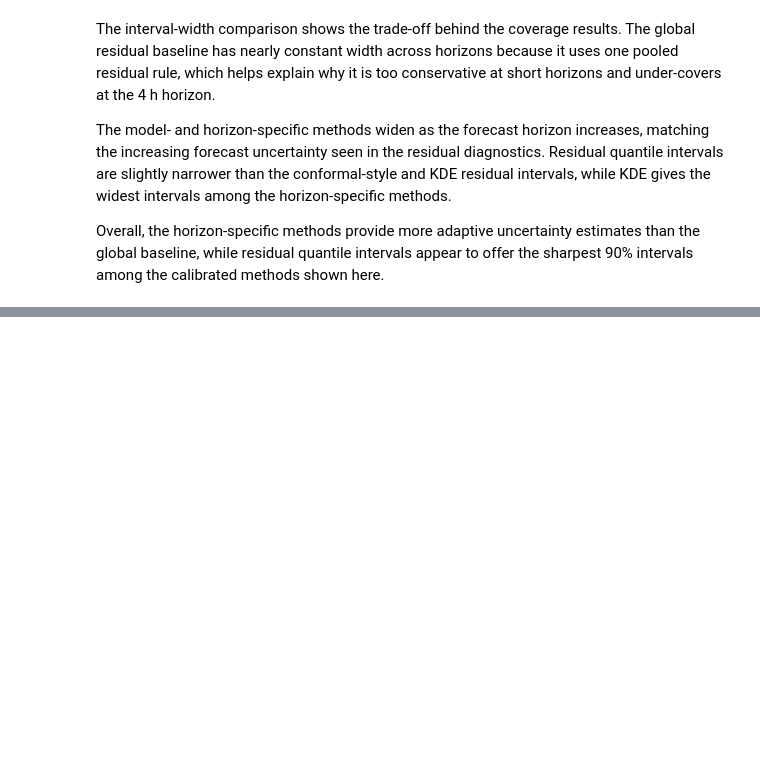
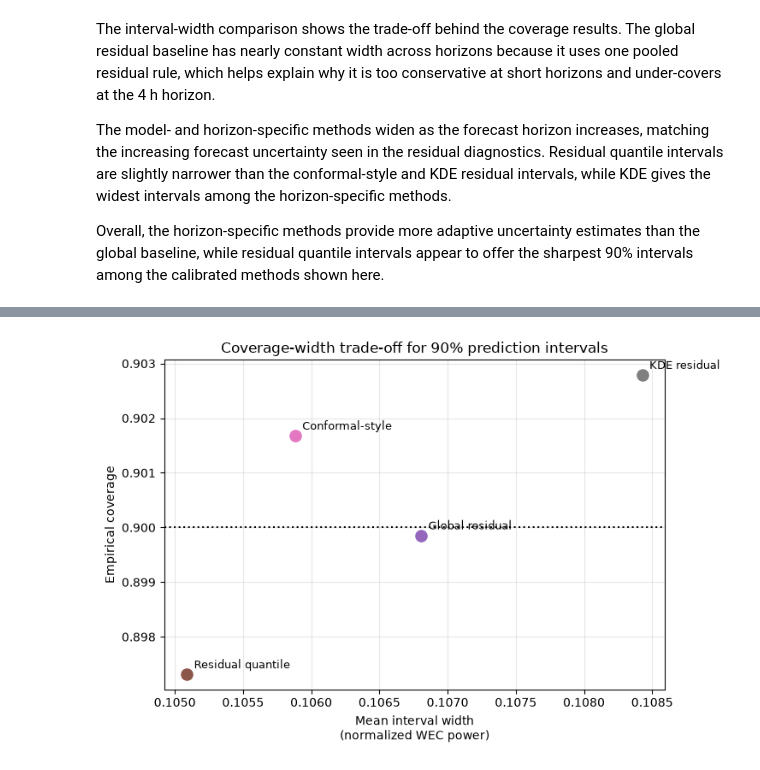
Before and after one commit to ChouaibB/wave-energy-forecasting-storage-ml, a Jupyter notebook: notebooks/04_prediction_intervals_uncertainty.ipynb, the cells around one changed output, grey strips where cells are left out. Saved outputs shown, nothing was run; the diff lists cells and outputs as text; code cells hidden in the pictures; blank space fills up the shorter version.

Commit message:
trade-off of the two PI metrics and best performing PI methods

```diff
--- a/notebooks/04_prediction_intervals_uncertainty.ipynb
+++ b/notebooks/04_prediction_intervals_uncertainty.ipynb
@@ -1063,0 +1070,69 @@ Overall, the horizon-specific methods provide more adaptive uncertainty estimate
+# %%
+tradeoff_df = interval_metrics_summary.query(
+    "interval_level == @MAIN_INTERVAL_LEVEL and model in @PRIMARY_MODELS"
+).copy()
+
+tradeoff_plot_df = (
+    tradeoff_df
+    .groupby(["interval_method"], observed=True)
+    .agg(
+        mean_coverage=("mean_coverage", "mean"),
+        mean_width_norm=("mean_width_norm", "mean"),
+        mean_interval_score_norm=("mean_interval_score_norm", "mean"),
+    )
+    .reset_index()
+)
+
+tradeoff_plot_df["interval_method_label"] = tradeoff_plot_df["interval_method"].map(
+    method_label_map
+)
+
+tradeoff_plot_df["interval_method"] = pd.Categorical(
+    tradeoff_plot_df["interval_method"],
+    categories=method_order,
+    ordered=True,
+)
+
+tradeoff_plot_df = tradeoff_plot_df.sort_values("interval_method")
+
+fig, ax = plt.subplots(figsize=(7.5, 5.0))
+
+for _, row in tradeoff_plot_df.iterrows():
+    method = row["interval_method"]
+
+    ax.scatter(
+        row["mean_width_norm"],
+        row["mean_coverage"],
+        s=90,
+        color=method_color_map[method],
+        label=row["interval_method_label"],
+    )
+
+    ax.annotate(
+        row["interval_method_label"],
+        xy=(row["mean_width_norm"], row["mean_coverage"]),
+        xytext=(6, 5),
+        textcoords="offset points",
+        fontsize=9,
+    )
+
+ax.axhline(
+    MAIN_INTERVAL_LEVEL,
+    color="black",
+    linestyle=":",
+    linewidth=1.5,
+    label=f"Nominal {int(MAIN_INTERVAL_LEVEL * 100)}%",
+)
+
+ax.set_title("Coverage-width trade-off for 90% prediction intervals")
+ax.set_xlabel("Mean interval width\n(normalized WEC power)")
+ax.set_ylabel("Empirical coverage")
+ax.grid(True, alpha=0.3)
+
+fig.tight_layout()
+
+coverage_width_tradeoff_path = FIGURES_DIR / "coverage_width_tradeoff.png"
+fig.savefig(coverage_width_tradeoff_path, dpi=200, bbox_inches="tight")
+plt.show()
+# %% [output]
+[figure, added]
```
Also changed, not shown: parts of 2 cells of this notebook, 1 other file.
